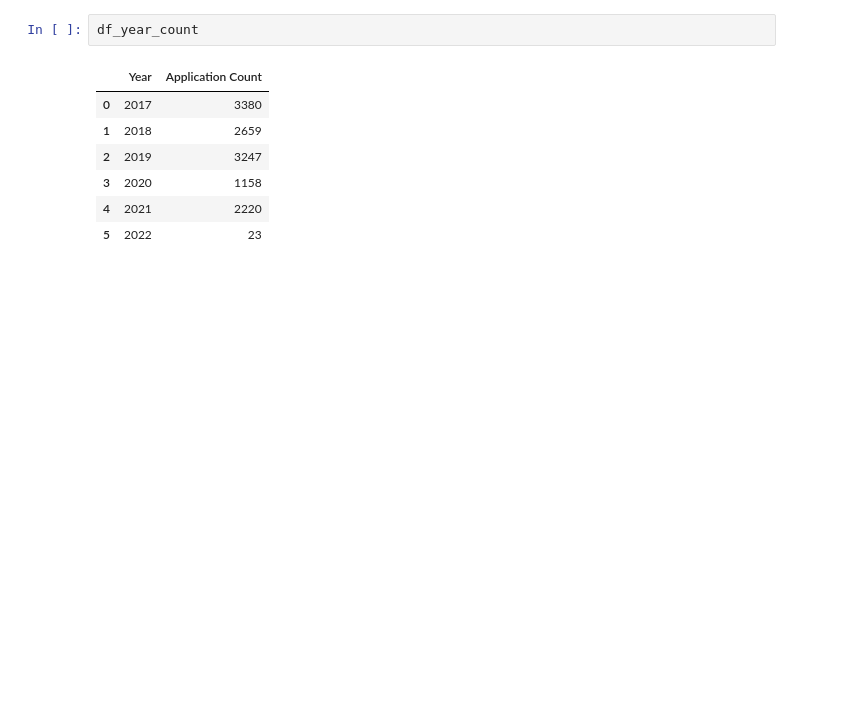
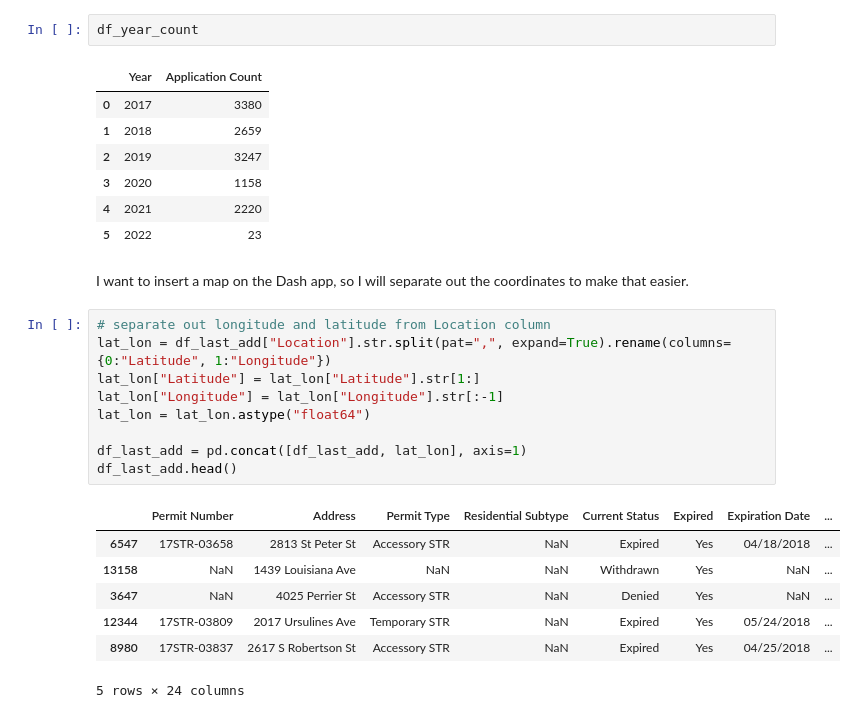
Before and after one commit to kdors/short-term-rentals-dash-app, a Jupyter notebook: rentals.ipynb, the cells around one changed output. Saved outputs shown, nothing was run; the diff lists cells and outputs as text; blank space fills up the shorter version.

```diff
--- a/rentals.ipynb
+++ b/rentals.ipynb
@@ -122,3 +122,22 @@ df_year_count
 | 3 | 2020 | 1158 |
 | 4 | 2021 | 2220 |
 | 5 | 2022 | 23 |
+# %% [markdown]
+I want to insert a map on the Dash app, so I will separate out the coordinates to make that easier.
+# %%
+# separate out longitude and latitude from Location column
+lat_lon = df_last_add["Location"].str.split(pat=",", expand=True).rename(columns={0:"Latitude", 1:"Longitude"})
+lat_lon["Latitude"] = lat_lon["Latitude"].str[1:]
+lat_lon["Longitude"] = lat_lon["Longitude"].str[:-1]
+lat_lon = lat_lon.astype("float64")
+
+df_last_add = pd.concat([df_last_add, lat_lon], axis=1)
+df_last_add.head()
+# %% [output]
+|  | Permit Number | Address | Permit Type | Residential Subtype | Current Status | Expired | Expiration Date | ... |
+| 6547 | 17STR-03658 | 2813 St Peter St | Accessory STR | NaN | Expired | Yes | 04/18/2018 | ... |
+| 13158 | NaN | 1439 Louisiana Ave | NaN | NaN | Withdrawn | Yes | NaN | ... |
+| 3647 | NaN | 4025 Perrier St | Accessory STR | NaN | Denied | Yes | NaN | ... |
+| 12344 | 17STR-03809 | 2017 Ursulines Ave | Temporary STR | NaN | Expired | Yes | 05/24/2018 | ... |
+| 8980 | 17STR-03837 | 2617 S Robertson St | Accessory STR | NaN | Expired | Yes | 04/25/2018 | ... |
+5 rows × 24 columns
```
Also changed, not shown: parts of 1 cell of this notebook, 2 other files.
